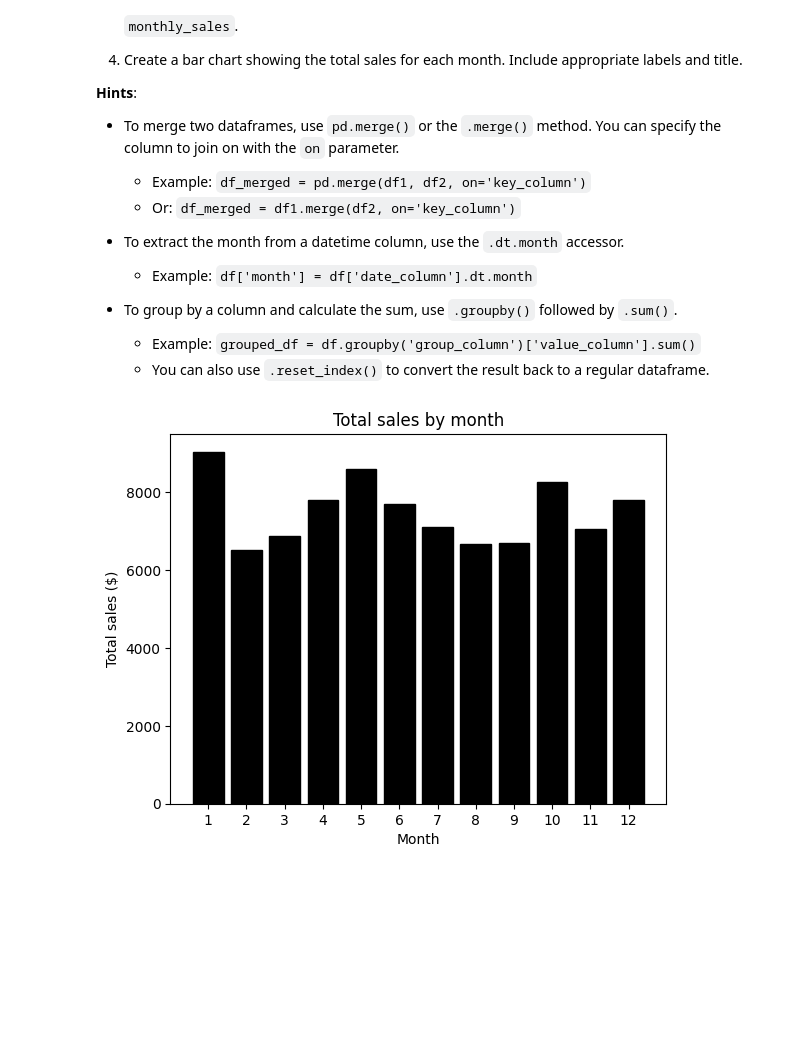
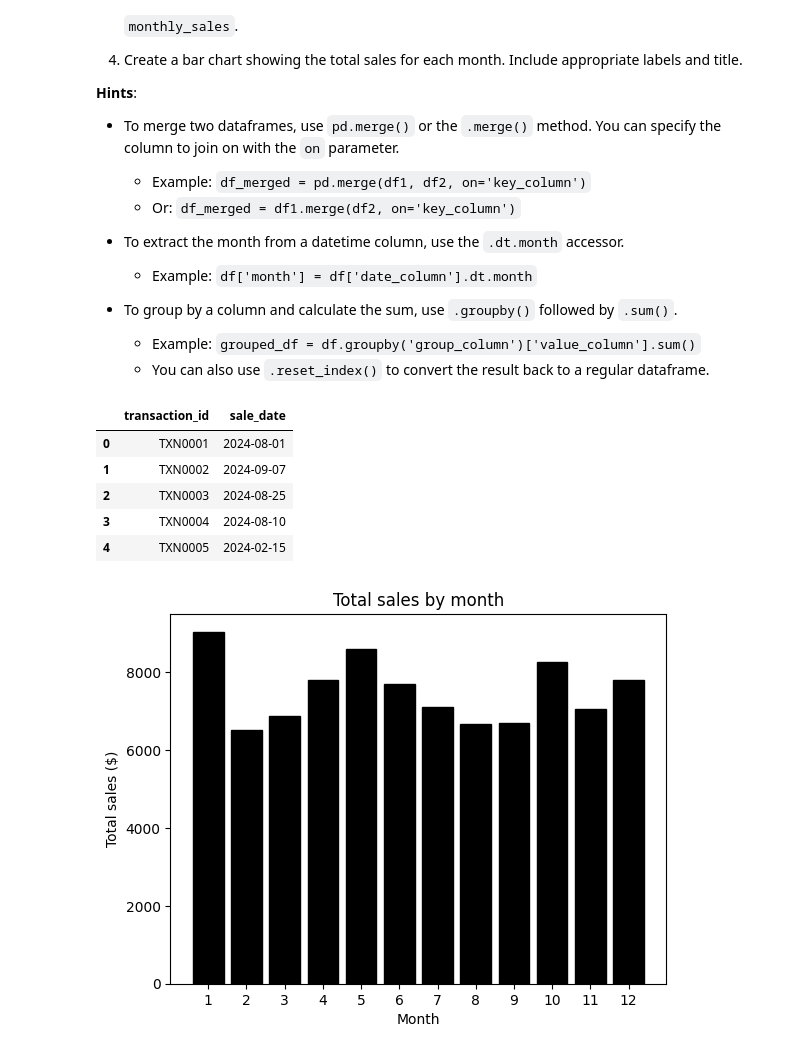
Before and after one commit to gperdrizet/fullstack-2605, a Jupyter notebook: unit-2/lesson-15/lesson-15-activity-solution.ipynb, the cells around one changed output. Saved outputs shown, nothing was run; the diff lists cells and outputs as text; code cells hidden in the pictures; blank space fills up the shorter version.

```diff
--- a/unit-2/lesson-15/lesson-15-activity-solution.ipynb
+++ b/unit-2/lesson-15/lesson-15-activity-solution.ipynb
@@ -48,6 +48,14 @@ from sklearn.impute import KNNImputer
 # %%
 df_sales = pd.read_csv('https://media.githubusercontent.com/media/gperdrizet/fullstack-2605/refs/heads/main/data/sale_amounts.csv')
 df_dates = pd.read_csv('https://media.githubusercontent.com/media/gperdrizet/fullstack-2605/refs/heads/main/data/sales_by_date.csv')
+df_dates.head()
+# %% [output]
+|  | transaction_id | sale_date |
+| 0 | TXN0001 | 2024-08-01 |
+| 1 | TXN0002 | 2024-09-07 |
+| 2 | TXN0003 | 2024-08-25 |
+| 3 | TXN0004 | 2024-08-10 |
+| 4 | TXN0005 | 2024-02-15 |
 # %%
 # Merge df_sales and df_dates on transaction_id
 df_transactions = pd.merge(df_sales, df_dates, on='transaction_id')
```
Also changed, not shown: parts of 3 cells of this notebook.
